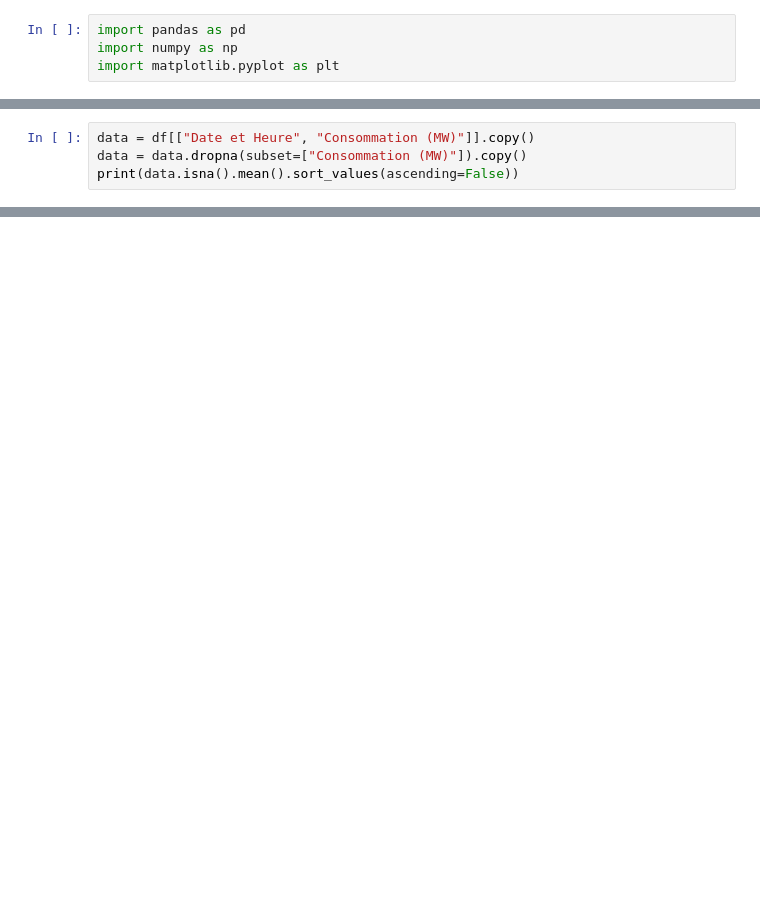
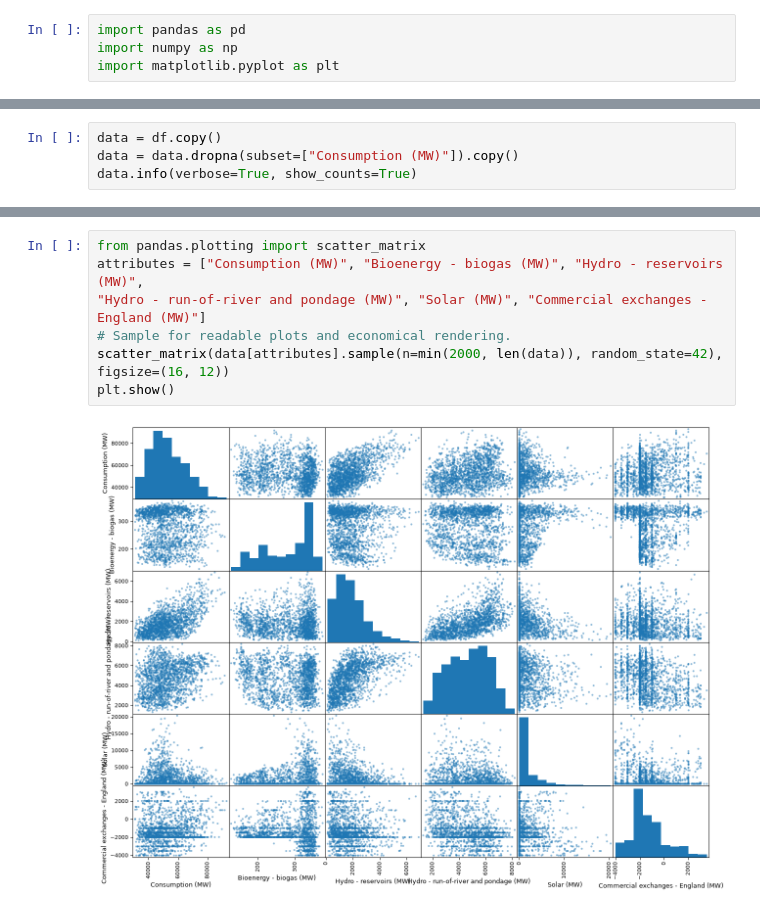
Before and after one commit to Simon-delalande/electricity-demand-forecasting, a Jupyter notebook: Data_explore.ipynb, the cells around one changed output, grey strips where cells are left out. Saved outputs shown, nothing was run; the diff lists cells and outputs as text; blank space fills up the shorter version.

```diff
--- a/Data_explore.ipynb
+++ b/Data_explore.ipynb
@@ -16,5 +16,5 @@ df.head()
 # %%
-data = df[["Date et Heure", "Consommation (MW)"]].copy()
-data = data.dropna(subset=["Consommation (MW)"]).copy()
-print(data.isna().mean().sort_values(ascending=False))
+data = df.copy()
+data = data.dropna(subset=["Consumption (MW)"]).copy()
+data.info(verbose=True, show_counts=True)
 # %% [output]
@@ -23,0 +38,9 @@ dtype: float64
+# %%
+from pandas.plotting import scatter_matrix
+attributes = ["Consumption (MW)", "Bioenergy - biogas (MW)", "Hydro - reservoirs (MW)",
+"Hydro - run-of-river and pondage (MW)", "Solar (MW)", "Commercial exchanges - England (MW)"]
+# Sample for readable plots and economical rendering.
+scatter_matrix(data[attributes].sample(n=min(2000, len(data)), random_state=42), figsize=(16, 12))
+plt.show()
+# %% [output]
+[figure, added]
```
Also changed, not shown: parts of 16 cells of this notebook, 28 other files.
